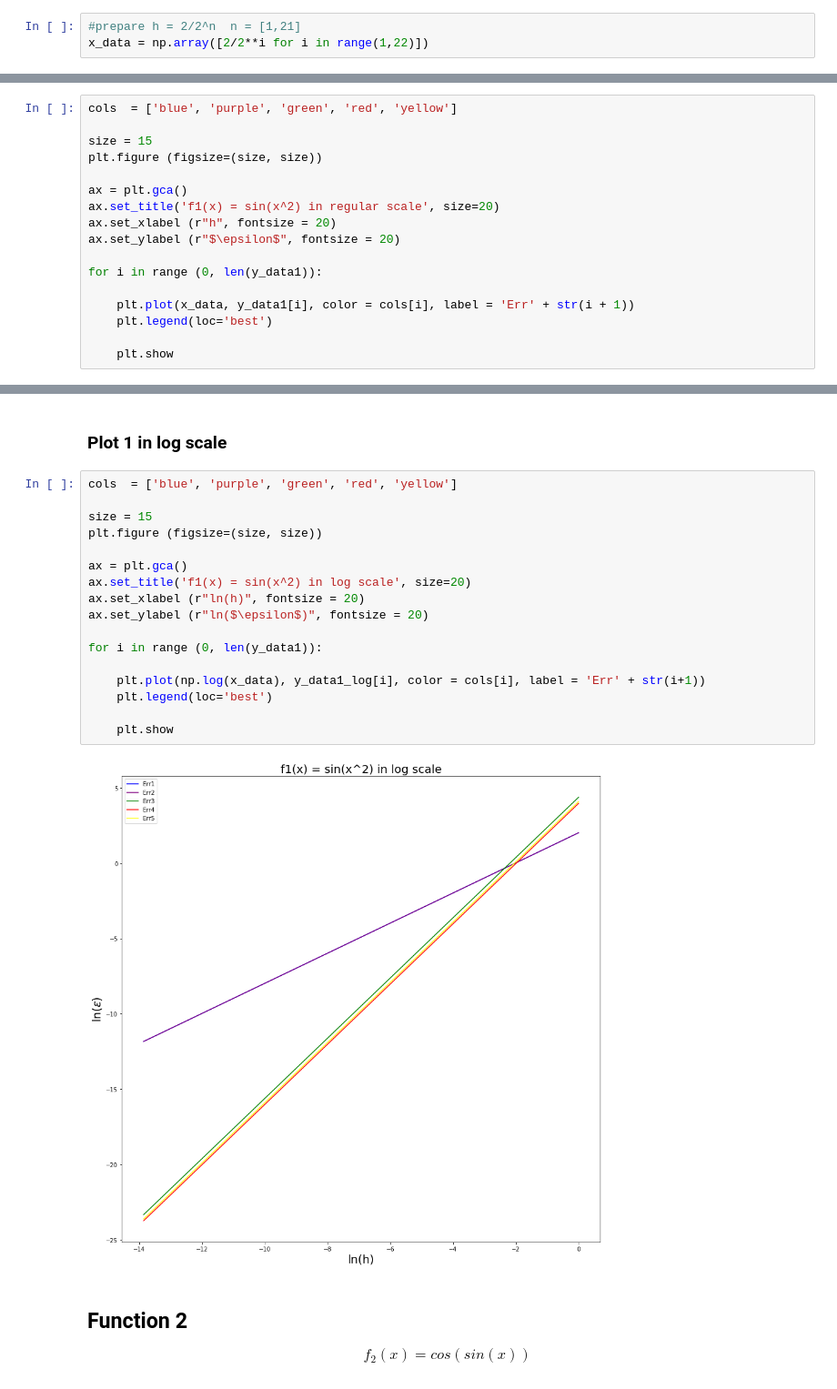
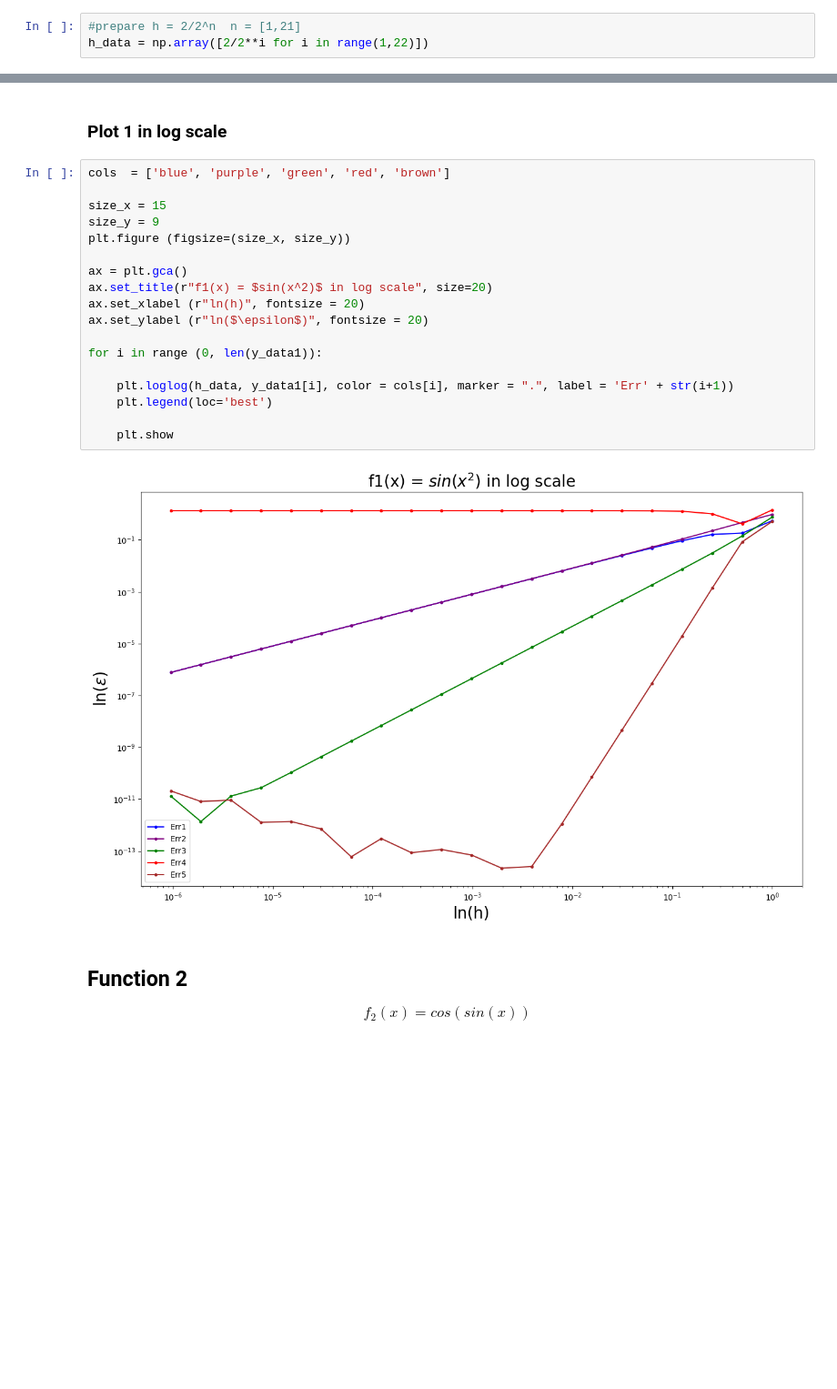
Before and after one commit to Mikholen/computational_math, a Jupyter notebook: task1.ipynb, the cells around one changed output, grey strips where cells are left out. Shown at 91% size. Drawn from its saved outputs; the diff is of its cells as text; blank space fills up the shorter version.

```diff
--- a/task1.ipynb
+++ b/task1.ipynb
@@ -7,7 +7,7 @@ import numpy  as np
 $$h_n = \frac{2}{2^{n}},\ \  n=[1, 21]$$
 # %%
 #prepare h = 2/2^n  n = [1,21]
-x_data = np.array([2/2**i for i in range(1,22)])
+h_data = np.array([2/2**i for i in range(1,22)])
 # %% [markdown]
 ## List of formulas
 
@@ -83,17 +56,0 @@ y_data1[4] = method_err5(f1_third_derivative)
-# %%
-cols  = ['blue', 'purple', 'green', 'red', 'yellow']
-
-size = 15
-plt.figure (figsize=(size, size))
-
-ax = plt.gca()
-ax.set_title('f1(x) = sin(x^2) in regular scale', size=20)
-ax.set_xlabel (r"h", fontsize = 20)
-ax.set_ylabel (r"$\epsilon$", fontsize = 20)
-
-for i in range (0, len(y_data1)):
-
-    plt.plot(x_data, y_data1[i], color = cols[i], label = 'Err' + str(i + 1))
-    plt.legend(loc='best')
-
-    plt.show
@@ -117,24 +57,25 @@ y_data1_log[4] = method_err5_log(f1_third_derivative)
 # %% [markdown]
 ### Plot 1 in log scale
 # %%
-cols  = ['blue', 'purple', 'green', 'red', 'yellow']
+cols  = ['blue', 'purple', 'green', 'red', 'brown']
 
-size = 15
-plt.figure (figsize=(size, size))
+size_x = 15
+size_y = 9
+plt.figure (figsize=(size_x, size_y))
 
 ax = plt.gca()
-ax.set_title('f1(x) = sin(x^2) in log scale', size=20)
+ax.set_title(r"f1(x) = $sin(x^2)$ in log scale", size=20)
 ax.set_xlabel (r"ln(h)", fontsize = 20)
 ax.set_ylabel (r"ln($\epsilon$)", fontsize = 20)
 
 for i in range (0, len(y_data1)):
 
-    plt.plot(np.log(x_data), y_data1_log[i], color = cols[i], label = 'Err' + str(i+1))
+    plt.loglog(h_data, y_data1[i], color = cols[i], marker = ".", label = 'Err' + str(i+1))
     plt.legend(loc='best')
 
     plt.show
 # %% [output]
-[figure, old version]
+[figure, new version]
 # %% [markdown]
 ## Function 2
  $$f_2(x) = cos(sin(x))$$
```
Also changed, not shown: parts of 27 cells of this notebook.
